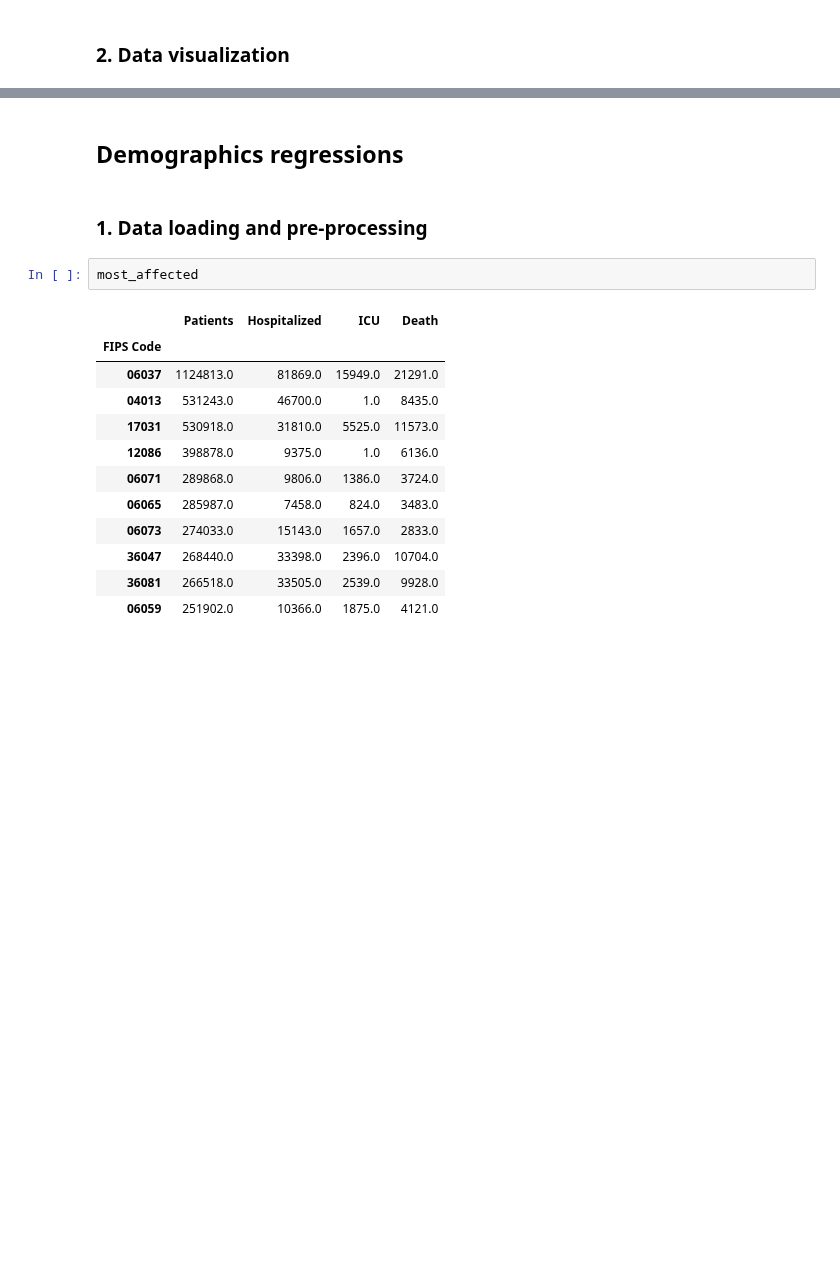
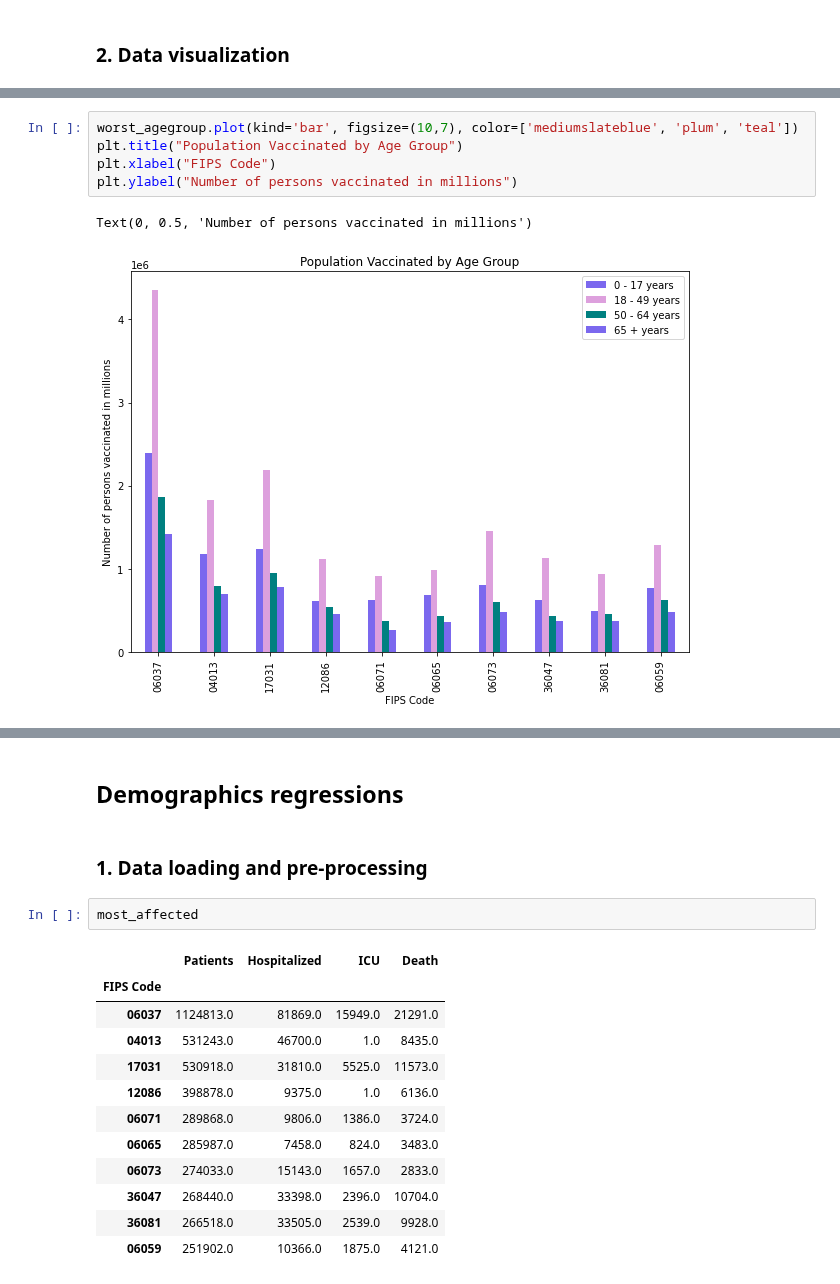
Before and after one commit to mgeffroy/P1-US-COVID-19-Vaccination-Campaign, a Jupyter notebook: Gender, Age and Ethnicity.ipynb, the cells around one changed output, grey strips where cells are left out. Saved outputs shown, nothing was run; the diff lists cells and outputs as text; blank space fills up the shorter version.

```diff
--- a/Gender, Age and Ethnicity.ipynb
+++ b/Gender, Age and Ethnicity.ipynb
@@ -377,0 +372,8 @@ worst_ethnic.plot(kind='bar')
+# %%
+worst_agegroup.plot(kind='bar', figsize=(10,7), color=['mediumslateblue', 'plum', 'teal'])
+plt.title("Population Vaccinated by Age Group")
+plt.xlabel("FIPS Code")
+plt.ylabel("Number of persons vaccinated in millions")
+# %% [output]
+Text(0, 0.5, 'Number of persons vaccinated in millions')
+[figure, added]
```
Also changed, not shown: parts of 6 cells of this notebook.
